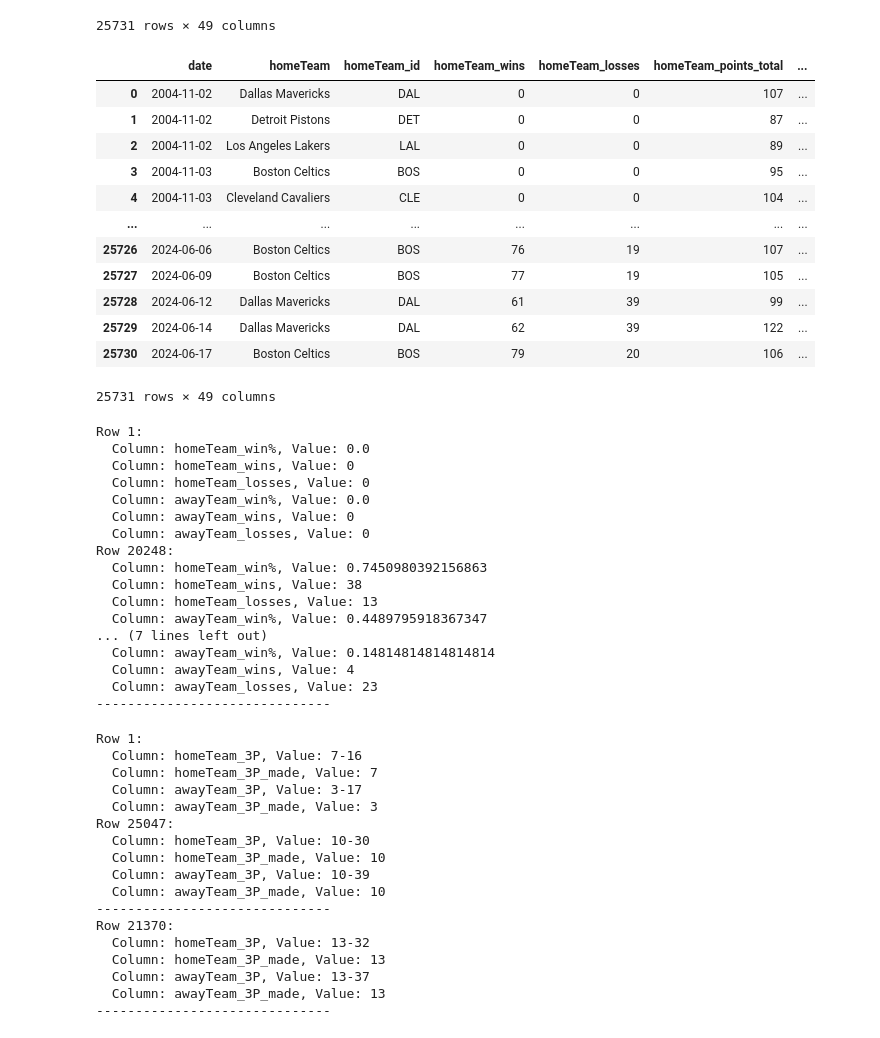
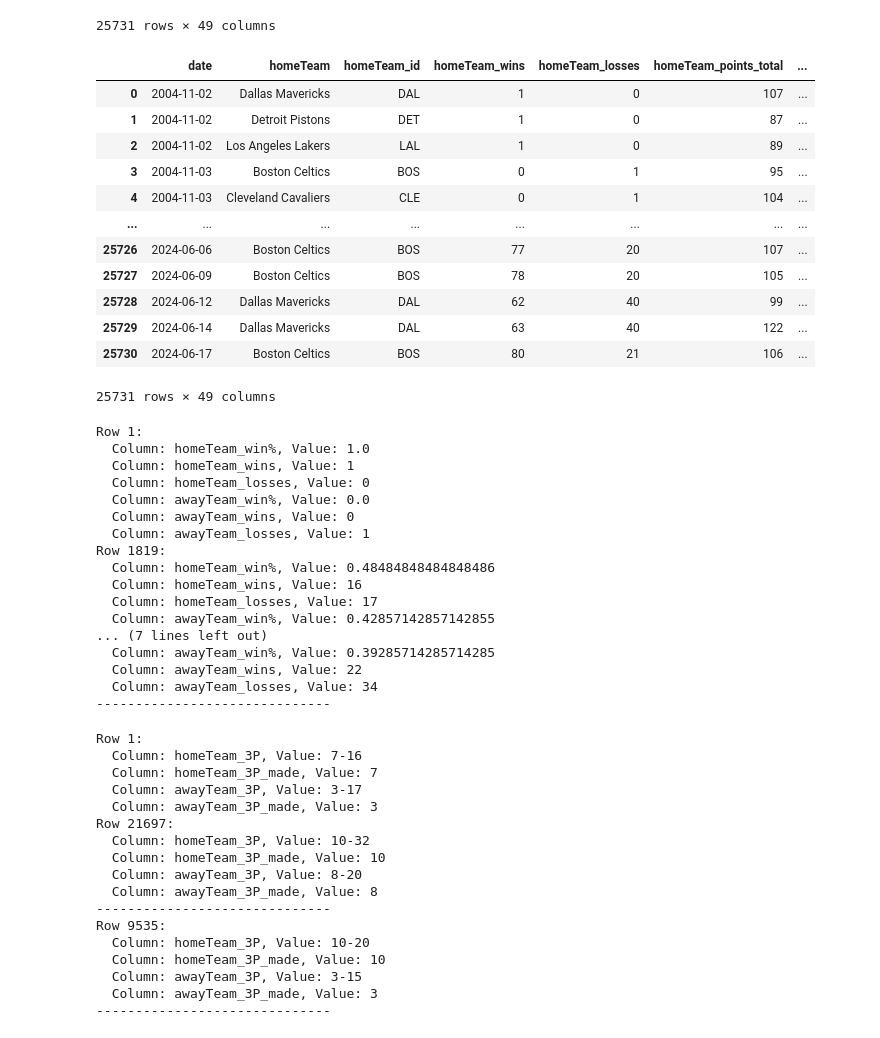
Before and after one commit to maxbraith/NBAPrediction, a Jupyter notebook: NBAPredictions/PreProcessing/preProcess.ipynb, the cells around one changed output. Drawn from its saved outputs; the diff is of its cells as text; code cells hidden in the pictures.

```diff
--- a/NBAPredictions/PreProcessing/preProcess.ipynb
+++ b/NBAPredictions/PreProcessing/preProcess.ipynb
@@ -132,48 +132,48 @@ def extract_win_loss(dfwithSeason):
     for index, row in dfwithSeason.iterrows():
         #get homeTeam, awayTeam, winner, season from row
         homeTeam = row['homeTeam']
         awayTeam = row['awayTeam']
         winner = row['winner']
         season = row['season']
         #initalize win and loss counts for teams
         if homeTeam not in win_count:
             win_count[homeTeam] = 0
             loss_count[homeTeam] = 0
         if awayTeam not in win_count:
             win_count[awayTeam] = 0
             loss_count[awayTeam] = 0
 
         #update win/loss counts based on winner
         if winner == homeTeam:
             win_count[homeTeam] +=1
             loss_count[awayTeam] +=1
         elif winner == awayTeam:
             win_count[awayTeam] +=1
             loss_count[homeTeam] +=1
 
         #assign current win/loss counts
         #subtract 1 from the input as we want their previous to the game
-        dfwithSeason.at[index, 'homeTeam_wins'] = max(win_count[homeTeam]-1, 0)
-        dfwithSeason.at[index, 'homeTeam_losses'] = max(loss_count[homeTeam]-1, 0)
-        dfwithSeason.at[index, 'awayTeam_wins'] = max(win_count[awayTeam]-1, 0)
-        dfwithSeason.at[index, 'awayTeam_losses'] = max(loss_count[awayTeam]-1, 0)
+        dfwithSeason.at[index, 'homeTeam_wins'] = max(win_count[homeTeam], 0)
+        dfwithSeason.at[index, 'homeTeam_losses'] = max(loss_count[homeTeam], 0)
+        dfwithSeason.at[index, 'awayTeam_wins'] = max(win_count[awayTeam], 0)
+        dfwithSeason.at[index, 'awayTeam_losses'] = max(loss_count[awayTeam], 0)
     return dfwithSeason
 
 df = df.groupby('season', group_keys=False).apply(extract_win_loss)
 df
 # %% [output]
 |  | date | homeTeam | homeTeam_id | homeTeam_wins | homeTeam_losses | homeTeam_points_total | ... |
-| 0 | 2004-11-02 | Dallas Mavericks | DAL | 0 | 0 | 107 | ... |
-| 1 | 2004-11-02 | Detroit Pistons | DET | 0 | 0 | 87 | ... |
-| 2 | 2004-11-02 | Los Angeles Lakers | LAL | 0 | 0 | 89 | ... |
-| 3 | 2004-11-03 | Boston Celtics | BOS | 0 | 0 | 95 | ... |
-| 4 | 2004-11-03 | Cleveland Cavaliers | CLE | 0 | 0 | 104 | ... |
+| 0 | 2004-11-02 | Dallas Mavericks | DAL | 1 | 0 | 107 | ... |
+| 1 | 2004-11-02 | Detroit Pistons | DET | 1 | 0 | 87 | ... |
+| 2 | 2004-11-02 | Los Angeles Lakers | LAL | 1 | 0 | 89 | ... |
+| 3 | 2004-11-03 | Boston Celtics | BOS | 0 | 1 | 95 | ... |
+| 4 | 2004-11-03 | Cleveland Cavaliers | CLE | 0 | 1 | 104 | ... |
 | ... | ... | ... | ... | ... | ... | ... | ... |
-| 25726 | 2024-06-06 | Boston Celtics | BOS | 76 | 19 | 107 | ... |
-| 25727 | 2024-06-09 | Boston Celtics | BOS | 77 | 19 | 105 | ... |
-| 25728 | 2024-06-12 | Dallas Mavericks | DAL | 61 | 39 | 99 | ... |
-| 25729 | 2024-06-14 | Dallas Mavericks | DAL | 62 | 39 | 122 | ... |
-| 25730 | 2024-06-17 | Boston Celtics | BOS | 79 | 20 | 106 | ... |
+| 25726 | 2024-06-06 | Boston Celtics | BOS | 77 | 20 | 107 | ... |
+| 25727 | 2024-06-09 | Boston Celtics | BOS | 78 | 20 | 105 | ... |
+| 25728 | 2024-06-12 | Dallas Mavericks | DAL | 62 | 40 | 99 | ... |
+| 25729 | 2024-06-14 | Dallas Mavericks | DAL | 63 | 40 | 122 | ... |
+| 25730 | 2024-06-17 | Boston Celtics | BOS | 80 | 21 | 106 | ... |
 25731 rows × 49 columns
 # %%
 #insert win% column
@@ -202,21 +202,21 @@ for i in range(2):
     print("-" * 30)
 # %% [output]
 Row 1:
-  Column: homeTeam_win%, Value: 0.0
-  Column: homeTeam_wins, Value: 0
+  Column: homeTeam_win%, Value: 1.0
+  Column: homeTeam_wins, Value: 1
   Column: homeTeam_losses, Value: 0
   Column: awayTeam_win%, Value: 0.0
   Column: awayTeam_wins, Value: 0
-  Column: awayTeam_losses, Value: 0
-Row 20248:
-  Column: homeTeam_win%, Value: 0.7450980392156863
-  Column: homeTeam_wins, Value: 38
-  Column: homeTeam_losses, Value: 13
-  Column: awayTeam_win%, Value: 0.4489795918367347
+  Column: awayTeam_losses, Value: 1
+Row 1819:
+  Column: homeTeam_win%, Value: 0.48484848484848486
+  Column: homeTeam_wins, Value: 16
+  Column: homeTeam_losses, Value: 17
+  Column: awayTeam_win%, Value: 0.42857142857142855
 ... (7 lines left out)
-  Column: awayTeam_win%, Value: 0.14814814814814814
-  Column: awayTeam_wins, Value: 4
-  Column: awayTeam_losses, Value: 23
+  Column: awayTeam_win%, Value: 0.39285714285714285
+  Column: awayTeam_wins, Value: 22
+  Column: awayTeam_losses, Value: 34
 ------------------------------
 # %%
 #insert column for 3P made
@@ -247,17 +247,17 @@ Row 1:
   Column: homeTeam_3P_made, Value: 7
   Column: awayTeam_3P, Value: 3-17
   Column: awayTeam_3P_made, Value: 3
-Row 25047:
-  Column: homeTeam_3P, Value: 10-30
+Row 21697:
+  Column: homeTeam_3P, Value: 10-32
   Column: homeTeam_3P_made, Value: 10
-  Column: awayTeam_3P, Value: 10-39
-  Column: awayTeam_3P_made, Value: 10
+  Column: awayTeam_3P, Value: 8-20
+  Column: awayTeam_3P_made, Value: 8
 ------------------------------
-Row 21370:
-  Column: homeTeam_3P, Value: 13-32
-  Column: homeTeam_3P_made, Value: 13
-  Column: awayTeam_3P, Value: 13-37
-  Column: awayTeam_3P_made, Value: 13
+Row 9535:
+  Column: homeTeam_3P, Value: 10-20
+  Column: homeTeam_3P_made, Value: 10
+  Column: awayTeam_3P, Value: 3-15
+  Column: awayTeam_3P_made, Value: 3
 ------------------------------
 # %%
 #format 3 pointers as a percentage
```
Also changed, not shown: parts of 5 cells of this notebook, 1 other file.
